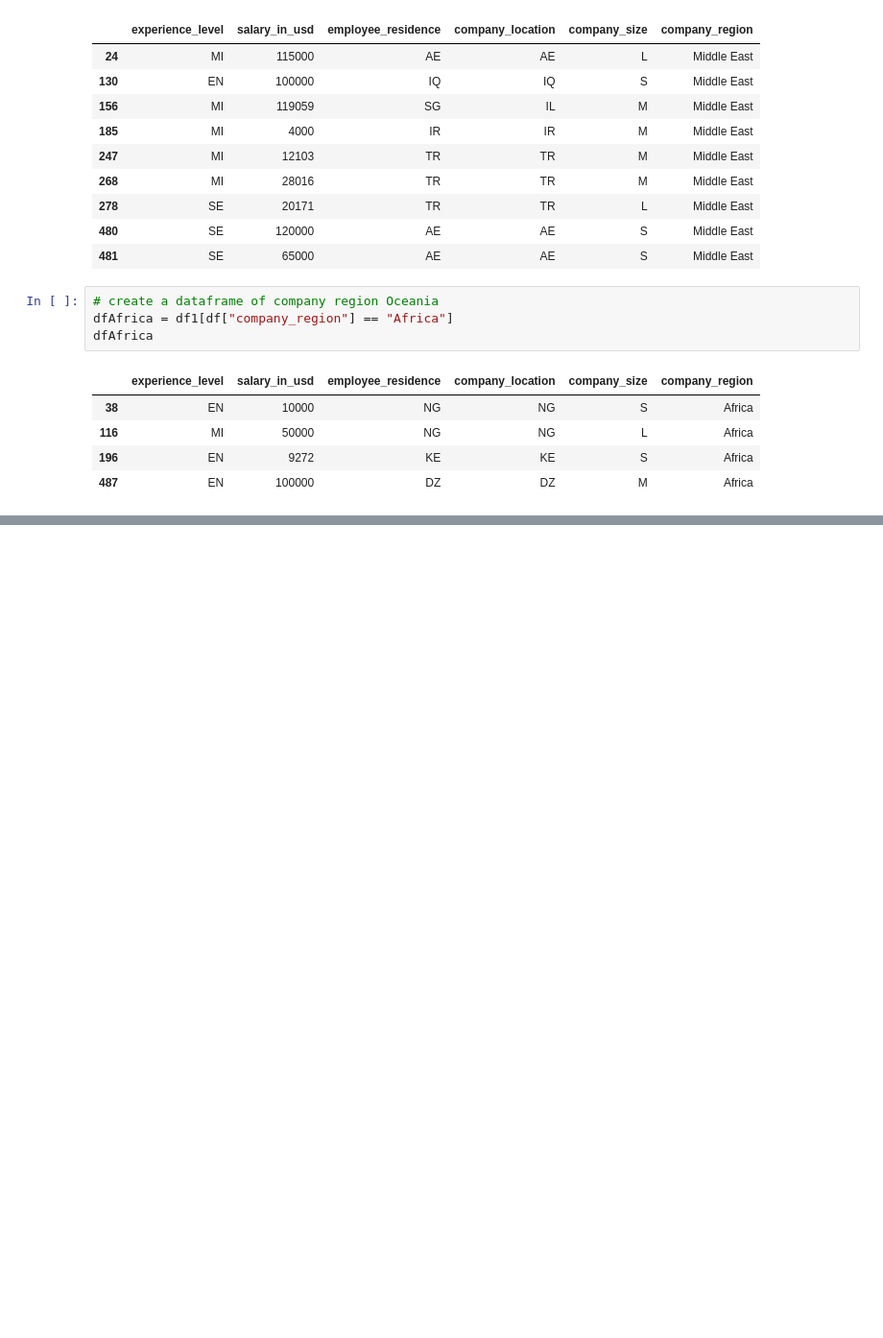
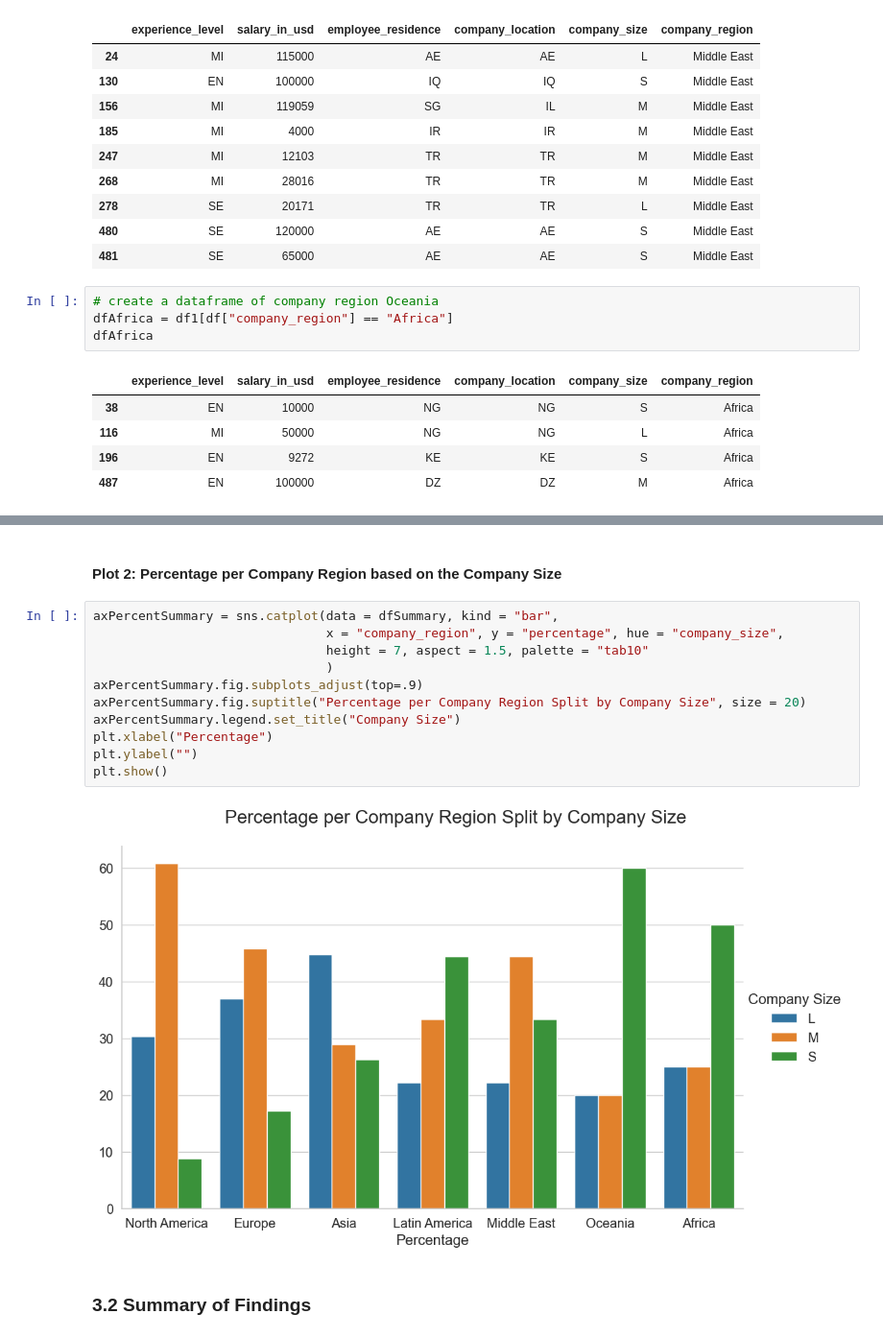
Before and after one commit to ubco-W2022T2-data301/project-group-group07, a Jupyter notebook: analysis/analysis1.ipynb, the cells around one changed output, grey strips where cells are left out. Shown at 96% size. Saved outputs shown, nothing was run; the diff lists cells and outputs as text; blank space fills up the shorter version.

```diff
--- a/analysis/analysis1.ipynb
+++ b/analysis/analysis1.ipynb
@@ -774,0 +745,17 @@ ValueError: Could not interpret input 'percentage'
+# %% [markdown]
+#### Plot 2: Percentage per Company Region based on the Company Size
+# %%
+axPercentSummary = sns.catplot(data = dfSummary, kind = "bar",
+                               x = "company_region", y = "percentage", hue = "company_size",
+                               height = 7, aspect = 1.5, palette = "tab10"
+                               )
+axPercentSummary.fig.subplots_adjust(top=.9)
+axPercentSummary.fig.suptitle("Percentage per Company Region Split by Company Size", size = 20)
+axPercentSummary.legend.set_title("Company Size")
+plt.xlabel("Percentage")
+plt.ylabel("")
+plt.show()
+# %% [output]
+[figure, added]
+# %% [markdown]
+### 3.2 Summary of Findings
```
Also changed, not shown: parts of 97 cells of this notebook, 1 other file.
